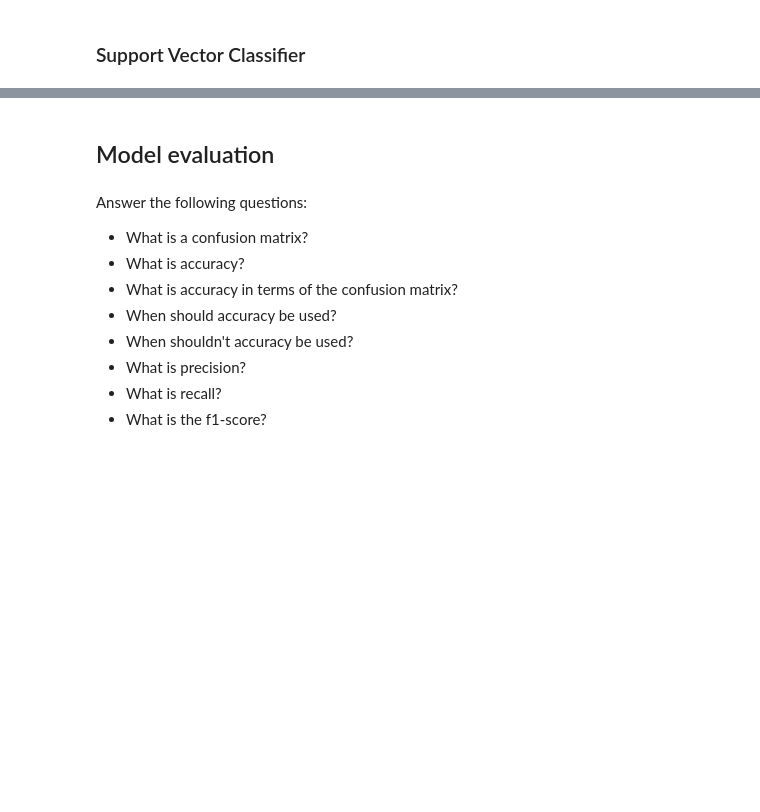
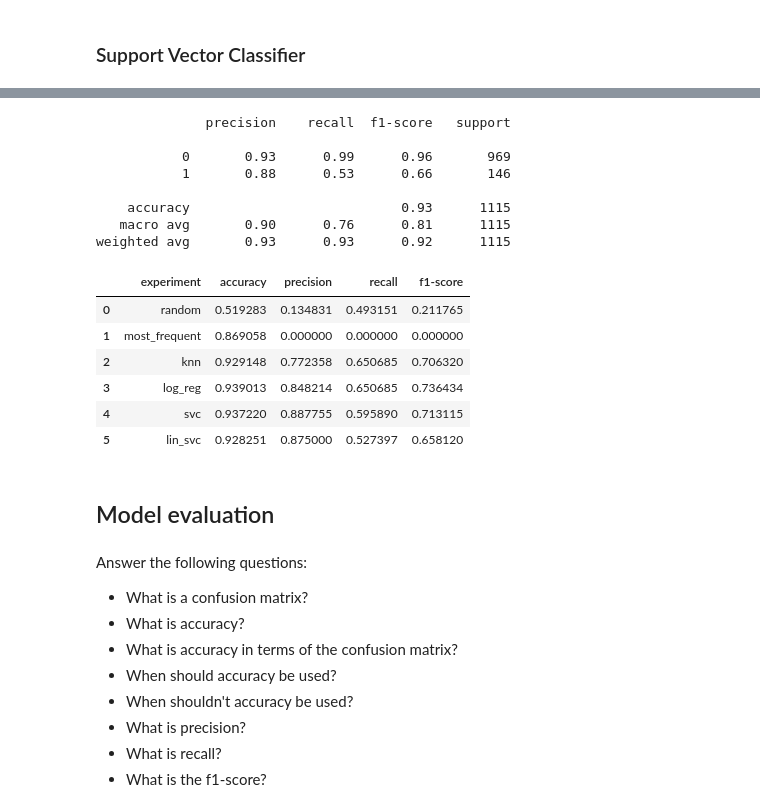
Before and after one commit to bili2002/ML_23-24, a Jupyter notebook: Week_06 - Classification. SVM/svm.ipynb, the cells around one changed output, grey strips where cells are left out. Drawn from its saved outputs; the diff is of its cells as text; code cells hidden in the pictures; blank space fills up the shorter version.

```diff
--- a/Week_06 - Classification. SVM/svm.ipynb
+++ b/Week_06 - Classification. SVM/svm.ipynb
@@ -418,0 +377,3 @@ Name: classif, Length: 5572, dtype: int64
+# %%
+y = df["classif"]
+y
@@ -419,2 +393,4 @@ Name: classif, Length: 5572, dtype: int64
+# %%
+X_train, X_test, y_train, y_test = train_test_split(X, y, test_size=0.2)
 # %% [markdown]
 ## Modelling
@@ -424,0 +397,3 @@ Name: classif, Length: 5572, dtype: int64
+# %%
+result_df = pd.DataFrame(columns=["experiment", "accuracy", "precision", "recall", "f1-score"])
+result_df
@@ -425,2 +402,11 @@ Name: classif, Length: 5572, dtype: int64
+# %%
+def addResults(y_prediction, name):
+    result_df.loc[len(result_df)] = [
+        name,
+        accuracy_score(y_test, y_prediction),
+        precision_score(y_test, y_prediction),
+        recall_score(y_test, y_prediction),
+        f1_score(y_test, y_prediction)
+    ]
 # %% [markdown]
 ### Random
@@ -507,3 +534,27 @@ SVC()
+# %%
+y_prediction = LinearSVC().fit(X_train, y_train).predict(X_test)
+
+random_result = classification_report(y_test, y_prediction)
+print(random_result)
+
+addResults(y_prediction, "lin_svc")
+result_df
+# %% [output]
+              precision    recall  f1-score   support
+
+           0       0.93      0.99      0.96       969
+           1       0.88      0.53      0.66       146
+
+    accuracy                           0.93      1115
+   macro avg       0.90      0.76      0.81      1115
+weighted avg       0.93      0.93      0.92      1115
+|  | experiment | accuracy | precision | recall | f1-score |
+| 0 | random | 0.519283 | 0.134831 | 0.493151 | 0.211765 |
+| 1 | most_frequent | 0.869058 | 0.000000 | 0.000000 | 0.000000 |
+| 2 | knn | 0.929148 | 0.772358 | 0.650685 | 0.706320 |
+| 3 | log_reg | 0.939013 | 0.848214 | 0.650685 | 0.736434 |
+| 4 | svc | 0.937220 | 0.887755 | 0.595890 | 0.713115 |
+| 5 | lin_svc | 0.928251 | 0.875000 | 0.527397 | 0.658120 |
 # %% [markdown]
 ## Model evaluation
 # %% [markdown]
```
Also changed, not shown: parts of 28 cells of this notebook, 8 other files.
